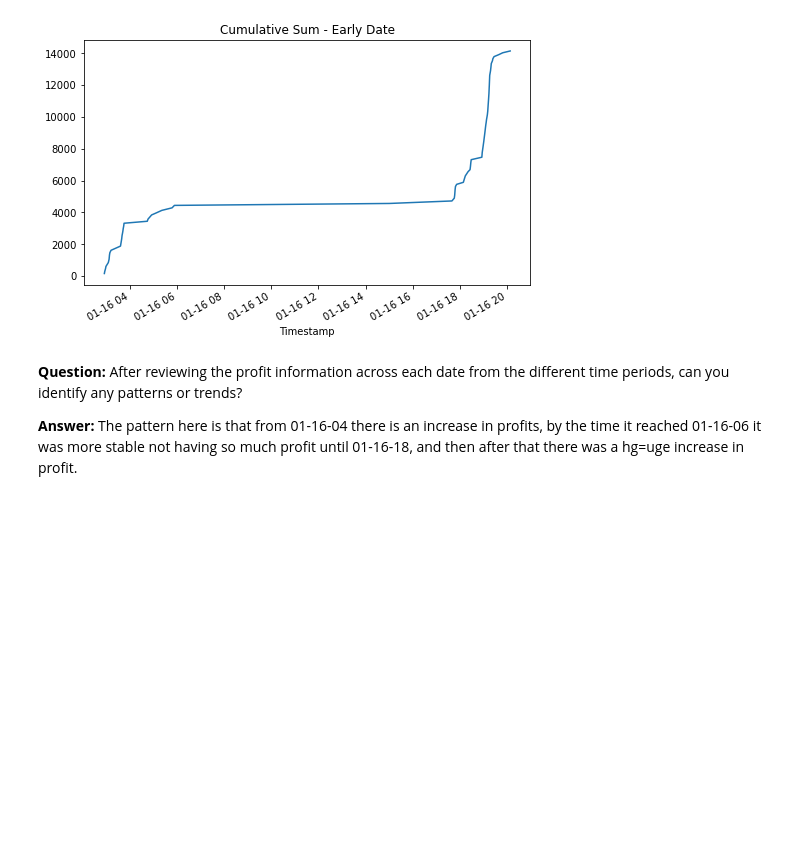
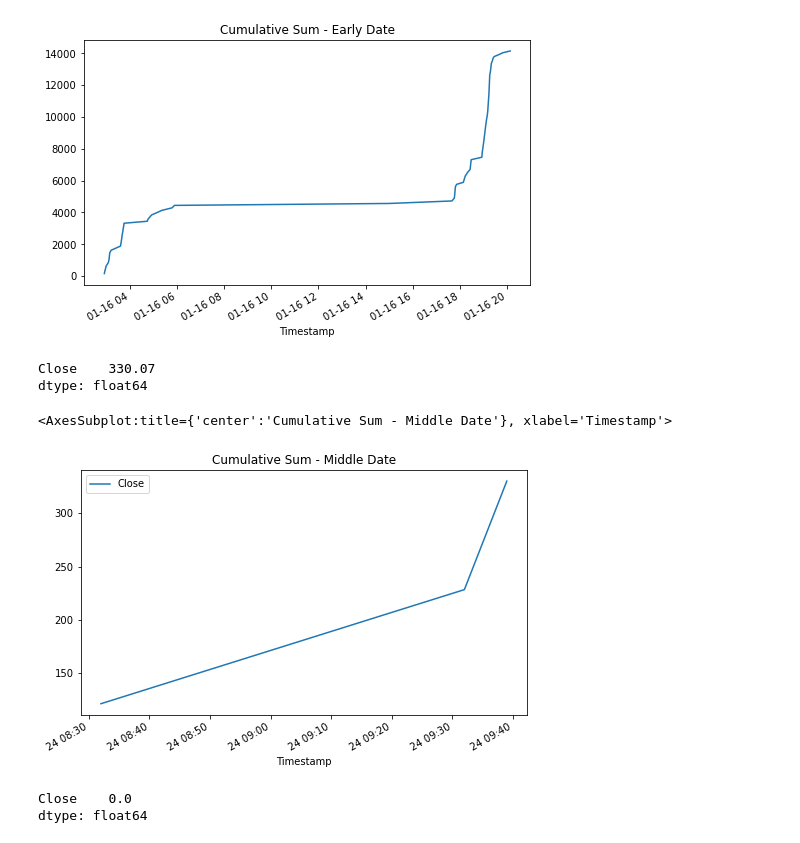
Before and after one commit to kaioff/quantity_analysis, a Jupyter notebook: crypto_arbitrage.ipynb, the cells around one changed output. Saved outputs shown, nothing was run; the diff lists cells and outputs as text; code cells hidden in the pictures; blank space fills up the shorter version.

```diff
--- a/crypto_arbitrage.ipynb
+++ b/crypto_arbitrage.ipynb
@@ -685,7 +841,21 @@ cumulative_profit_early.plot(figsize=(8,5),title="Cumulative Sum - Early Date",
 # %% [output]
 <AxesSubplot:title={'center':'Cumulative Sum - Early Date'}, xlabel='Timestamp'>
 [figure]
-# %% [markdown]
-**Question:** After reviewing the profit information across each date from the different time periods, can you identify any patterns or trends?
-
-**Answer:** The pattern here is that from 01-16-04 there is an increase in profits, by the time it reached 01-16-06 it was more stable not having so much profit until 01-16-18, and then after that there was a hg=uge increase in profit.
+# %%
+profit_per_trade_middle.sum()
+# %% [output]
+Close    330.07
+dtype: float64
+# %%
+cumulative_profit_middle = profit_per_trade_middle.cumsum()
+# %%
+cumulative_profit_middle.plot(figsize=(8,5),title="Cumulative Sum - Middle Date",
+                            xlabel='Timestamp')
+# %% [output]
+<AxesSubplot:title={'center':'Cumulative Sum - Middle Date'}, xlabel='Timestamp'>
+[figure, added]
+# %%
+profit_per_trade_late.sum()
+# %% [output]
+Close    0.0
+dtype: float64
```
Also changed, not shown: parts of 21 cells of this notebook.
